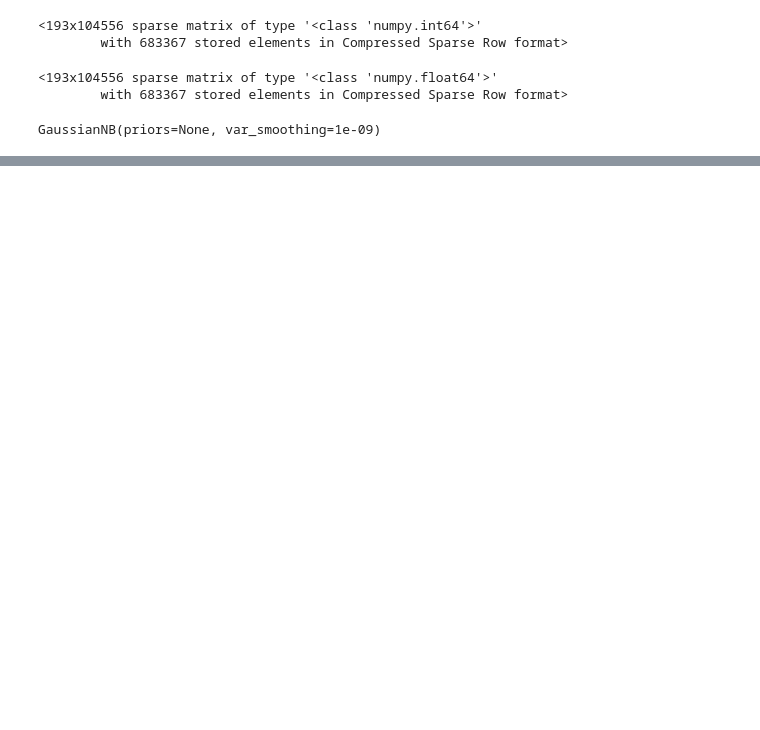
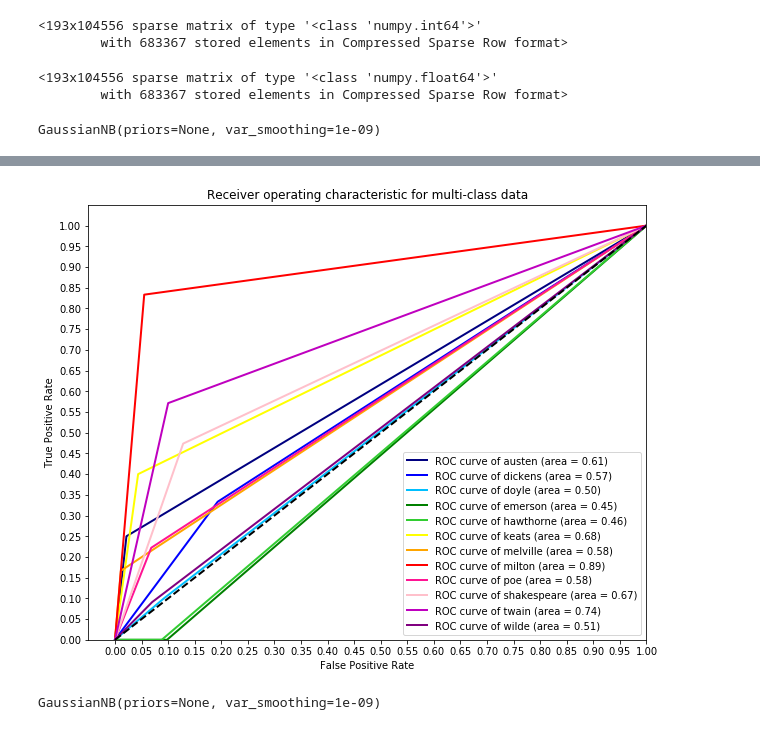
Before and after one commit to loisr/Mod-3-Project-Books, a Jupyter notebook: Naive Bayes.ipynb, the cells around one changed output, grey strips where cells are left out. Saved outputs shown, nothing was run; the diff lists cells and outputs as text; code cells hidden in the pictures; blank space fills up the shorter version.

```diff
--- a/Naive Bayes.ipynb
+++ b/Naive Bayes.ipynb
@@ -80,0 +137,42 @@ Accuracy Score for model: 65.31%
+# %%
+#Plot AUC
+
+X = X_train_counts.todense()
+y = target
+
+# Binarize the output
+y = label_binarize(y, classes=['austen', 'dickens', 'doyle', 'emerson', 'hawthorne', 'keats',
+       'melville', 'milton', 'poe', 'shakespeare', 'twain', 'wilde'])
+n_classes = y.shape[1]
+
+X_train, X_test, y_train, y_test = train_test_split(X, y, test_size=.5, random_state=0)
+
+classifier = OneVsRestClassifier(GaussianNB())
+y_score = classifier.fit(X_train, y_train).predict(X_test)
+classes=['austen', 'dickens', 'doyle', 'emerson', 'hawthorne', 'keats',
+       'melville', 'milton', 'poe', 'shakespeare', 'twain', 'wilde']
+fpr = dict()
+tpr = dict()
+roc_auc = dict()
+for i in range(n_classes):
+    fpr[i], tpr[i], _ = roc_curve(y_test[:, i], y_score[:, i])
+    roc_auc[i] = auc(fpr[i], tpr[i])
+colors = cycle(['navy', 'blue', 'deepskyblue', 'green', 'limegreen', 'yellow', 'orange', 'red', 'deeppink', 'pink', 'm', 'purple'])
+plt.figure(figsize=(10,8))
+for i, color,cl in zip(range(n_classes), colors,classes):
+    plt.plot(fpr[i], tpr[i], color=color, linewidth=2,
+             label='ROC curve of {0} (area = {1:0.2f})'
+             ''.format(cl, roc_auc[i]))
+
+plt.plot([0, 1], [0, 1], 'k--', linewidth=2)
+plt.xlim([-0.05, 1.0])
+plt.ylim([0.0, 1.05])
+plt.yticks([i/20.0 for i in range(21)])
+plt.xticks([i/20.0 for i in range(21)])
+plt.xlabel('False Positive Rate')
+plt.ylabel('True Positive Rate')
+plt.title('Receiver operating characteristic for multi-class data')
+plt.legend(loc="lower right")
+plt.show()
+# %% [output]
+[figure, added]
@@ -80,0 +182,5 @@ Accuracy Score for model: 65.31%
+# %%
+clf = GaussianNB()
+clf.fit(X_train.todense(), y_train)
+# %% [output]
+GaussianNB(priors=None, var_smoothing=1e-09)
```
Also changed, not shown: parts of 10 cells of this notebook.
